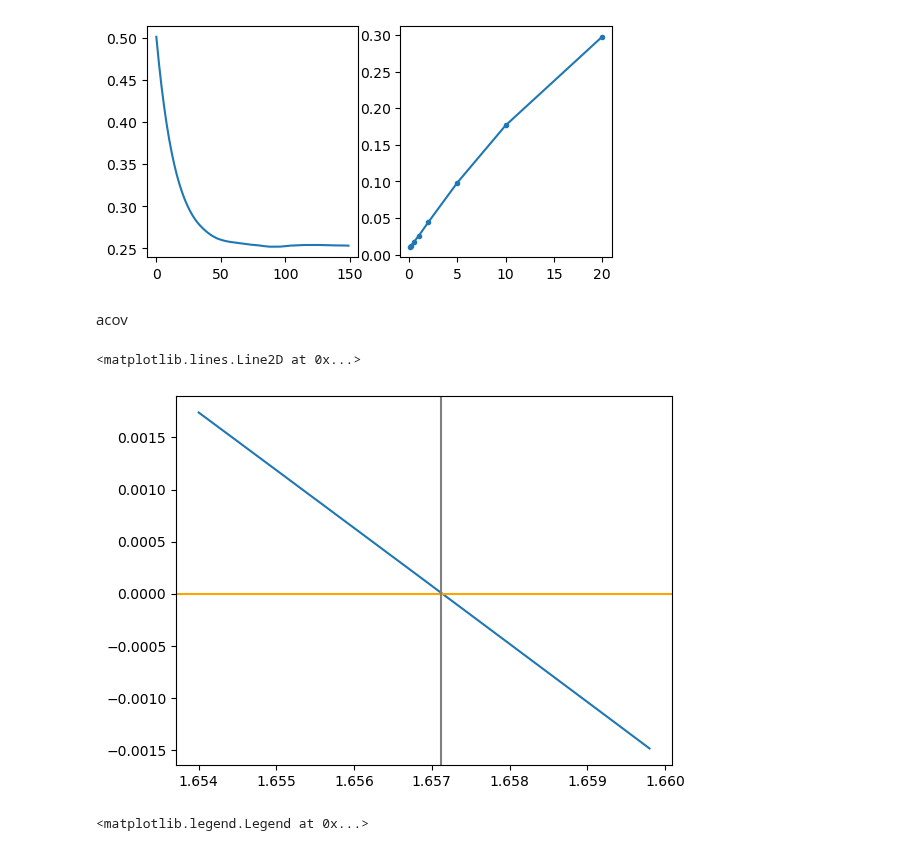
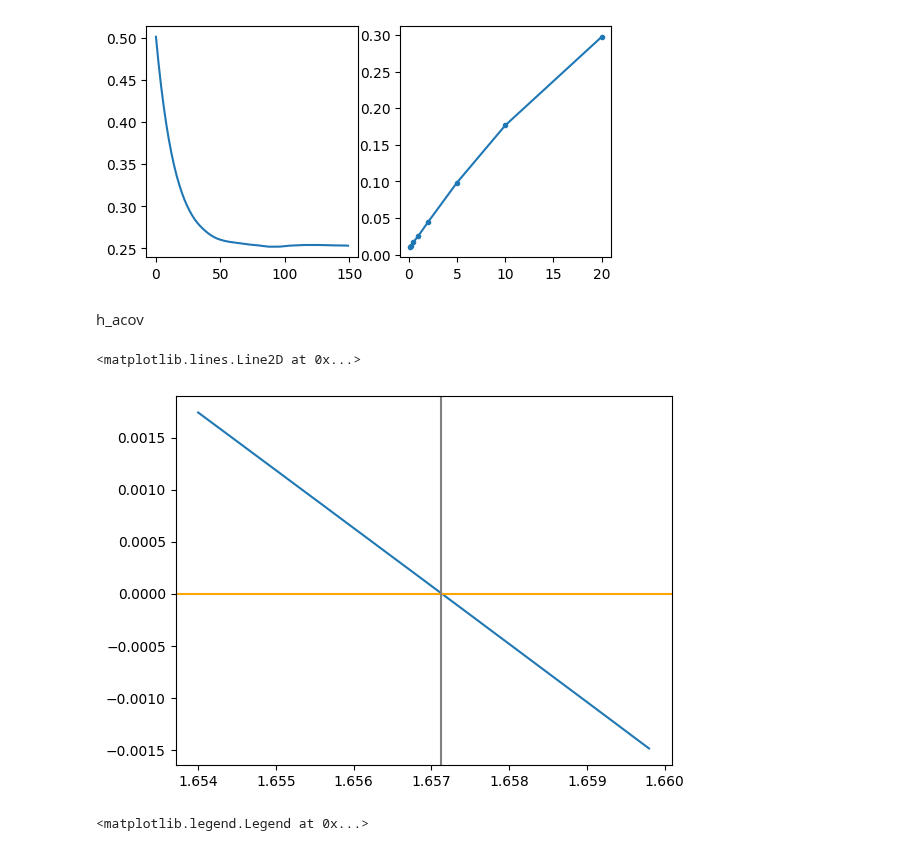
Before and after one commit to zhaoz0314/random-EI, a Jupyter notebook: pseudospatial/predictions.ipynb, the cells around one changed output. Cells and saved outputs as stored; diff of their text form; code cells hidden in the pictures.

```diff
--- a/pseudospatial/predictions.ipynb
+++ b/pseudospatial/predictions.ipynb
@@ -38,8 +32,8 @@ subfig_s[0, 1].plot(window_len_s,
 # %% [output]
 [<matplotlib.lines.Line2D at 0x...>]
 [figure]
-# %% [markdown]
-acov
+# %% [markdown]
+h_acov
 # %%
 def num_primitive_fct(num_function, baseline_idx, x_resolution):
   sum_left = jnp.cumsum(num_function, axis = -1) / x_resolution
@@ -67,37 +61,37 @@ tanh_itg_s = num_primitive_fct(jnp.tanh(x_s), zero_idx, x_resolution)
 def tanh_itg_fct(x):
   return(jnp.interp(x, x_s, tanh_itg_s, left = "extrapolate", right = "extrapolate"))
 # %%
-# determine stable init_acov
+# determine stable init_h_acov
 unscaled_std = 1.9
 
 # # g phi
-# init_acov_s_interval = jnp.asarray([0.458,0.460])
-# init_acov_s = init_acov_s_interval[0]+jnp.arange(30)/30*(init_acov_s_interval[1]-init_acov_s_interval[0])
-# init_potential_s = (-(init_acov_s ** 2 / 2)
-#  +num_integral_fct(tanh_itg_fct(unscaled_std * x_s * jnp.sqrt(jnp.expand_dims(init_acov_s, 1))) **2
+# init_h_acov_s_interval = jnp.asarray([0.458,0.460])
+# init_h_acov_s = init_h_acov_s_interval[0]+jnp.arange(30)/30*(init_h_acov_s_interval[1]-init_h_acov_s_interval[0])
+# init_potential_s = (-(init_h_acov_s ** 2 / 2)
+#  +num_integral_fct(tanh_itg_fct(unscaled_std * x_s * jnp.sqrt(jnp.expand_dims(init_h_acov_s, 1))) **2
 #                                * std_gau_fct(x_s),
 #                                      x_resolution) / unscaled_std ** 2
-#  -num_integral_fct(tanh_itg_fct(unscaled_std * x_s * jnp.sqrt(jnp.expand_dims(init_acov_s, 1)))
+#  -num_integral_fct(tanh_itg_fct(unscaled_std * x_s * jnp.sqrt(jnp.expand_dims(init_h_acov_s, 1)))
 #                                * std_gau_fct(x_s),
 #                                      x_resolution) **2 / unscaled_std ** 2)
-# init_acov = 0.45903
+# init_h_acov = 0.45903
 
 # phi(gh)
-init_acov_s_interval = jnp.asarray([1.654,1.66])
-init_acov_s = init_acov_s_interval[0]+jnp.arange(30)/30*(init_acov_s_interval[1]-init_acov_s_interval[0])
-init_potential_s = (-(init_acov_s ** 2 / 2)
- +num_integral_fct(tanh_itg_fct(x_s * jnp.sqrt(jnp.expand_dims(init_acov_s, 1))) **2
+init_h_acov_s_interval = jnp.asarray([1.654,1.66])
+init_h_acov_s = init_h_acov_s_interval[0]+jnp.arange(30)/30*(init_h_acov_s_interval[1]-init_h_acov_s_interval[0])
+init_potential_s = (-(init_h_acov_s ** 2 / 2)
+ +num_integral_fct(tanh_itg_fct(x_s * jnp.sqrt(jnp.expand_dims(init_h_acov_s, 1))) **2
                                * std_gau_fct(x_s),
                                      x_resolution) * unscaled_std ** 2
- -num_integral_fct(tanh_itg_fct(x_s * jnp.sqrt(jnp.expand_dims(init_acov_s, 1)))
+ -num_integral_fct(tanh_itg_fct(x_s * jnp.sqrt(jnp.expand_dims(init_h_acov_s, 1)))
                                * std_gau_fct(x_s),
                                      x_resolution) **2 * unscaled_std ** 2)
-init_acov = 1.65712
+init_h_acov = 1.65712
 
-plt.plot(init_acov_s, init_potential_s)
+plt.plot(init_h_acov_s, init_potential_s)
 plt.axhline(y = 0, color = 'orange')
-plt.axvline(x = init_acov, color = 'gray')
+plt.axvline(x = init_h_acov, color = 'gray')
 # %% [output]
 <matplotlib.lines.Line2D at 0x...>
-[figure, old version]
+[figure, new version]
 # %%
```
Also changed, not shown: parts of 10 cells of this notebook.
